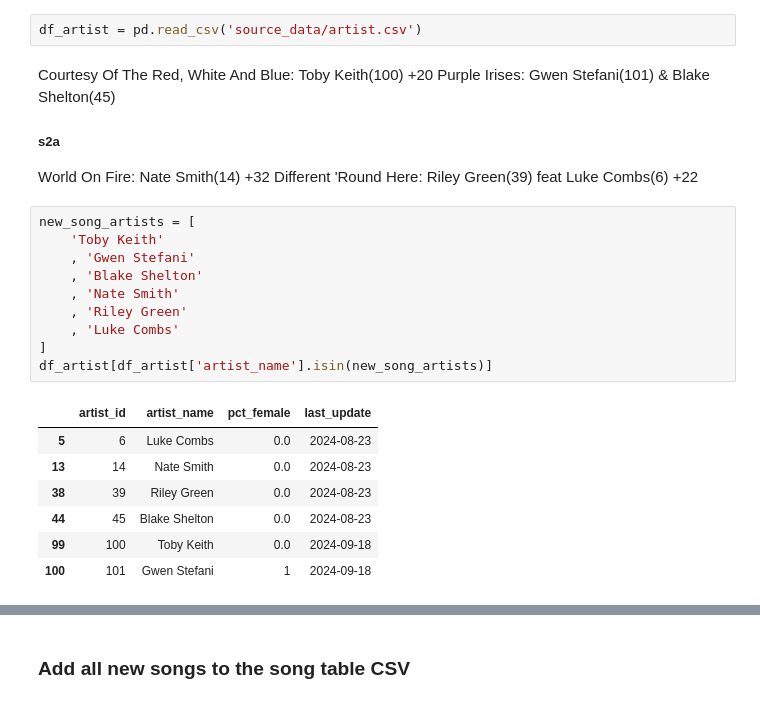
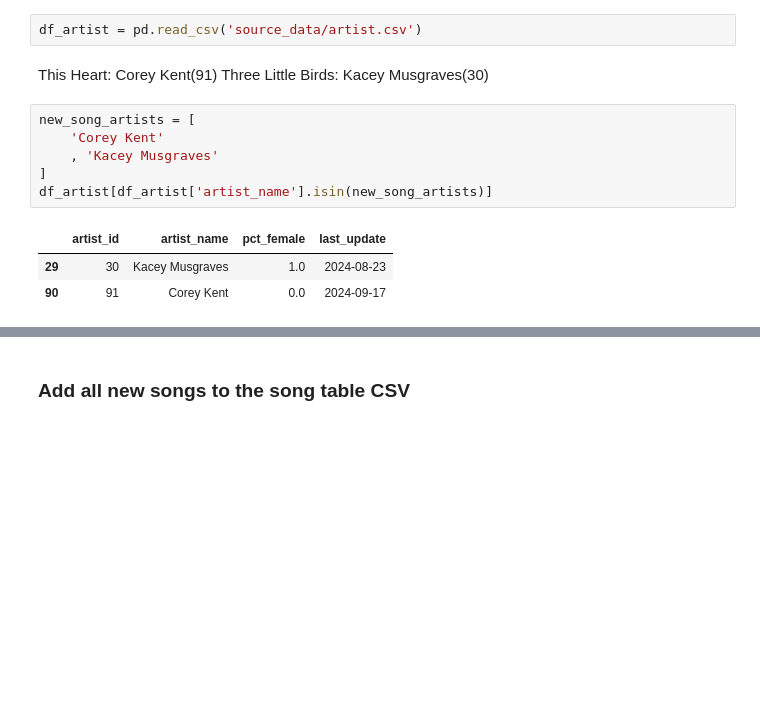
Before and after one commit to jwmanahan/billboard, a Jupyter notebook: add_new_week.ipynb, the cells around one changed output, grey strips where cells are left out. Saved outputs shown, nothing was run; the diff lists cells and outputs as text; blank space fills up the shorter version.

```diff
--- a/add_new_week.ipynb
+++ b/add_new_week.ipynb
@@ -134,29 +144,18 @@ print(list(new_song_to_rank.keys()))
 # %%
 df_artist = pd.read_csv('source_data/artist.csv')
 # %% [markdown]
-Courtesy Of The Red, White And Blue: Toby Keith(100) +20
-Purple Irises: Gwen Stefani(101) & Blake Shelton(45)
-##### s2a
-World On Fire: Nate Smith(14) +32
-Different 'Round Here: Riley Green(39) feat Luke Combs(6) +22
+This Heart: Corey Kent(91)
+Three Little Birds: Kacey Musgraves(30)
 # %%
 new_song_artists = [
-    'Toby Keith'
-    , 'Gwen Stefani'
-    , 'Blake Shelton'
-    , 'Nate Smith'
-    , 'Riley Green'
-    , 'Luke Combs'
+    'Corey Kent'
+    , 'Kacey Musgraves'
 ]
 df_artist[df_artist['artist_name'].isin(new_song_artists)]
 # %% [output]
 |  | artist_id | artist_name | pct_female | last_update |
-| 5 | 6 | Luke Combs | 0.0 | 2024-08-23 |
-| 13 | 14 | Nate Smith | 0.0 | 2024-08-23 |
-| 38 | 39 | Riley Green | 0.0 | 2024-08-23 |
-| 44 | 45 | Blake Shelton | 0.0 | 2024-08-23 |
-| 99 | 100 | Toby Keith | 0.0 | 2024-09-18 |
-| 100 | 101 | Gwen Stefani | 1 | 2024-09-18 |
+| 29 | 30 | Kacey Musgraves | 1.0 | 2024-08-23 |
+| 90 | 91 | Corey Kent | 0.0 | 2024-09-17 |
 # %%
 df_artist['artist_id'].max()
 # %% [output]
```
Also changed, not shown: parts of 60 cells of this notebook, 5 other files.
